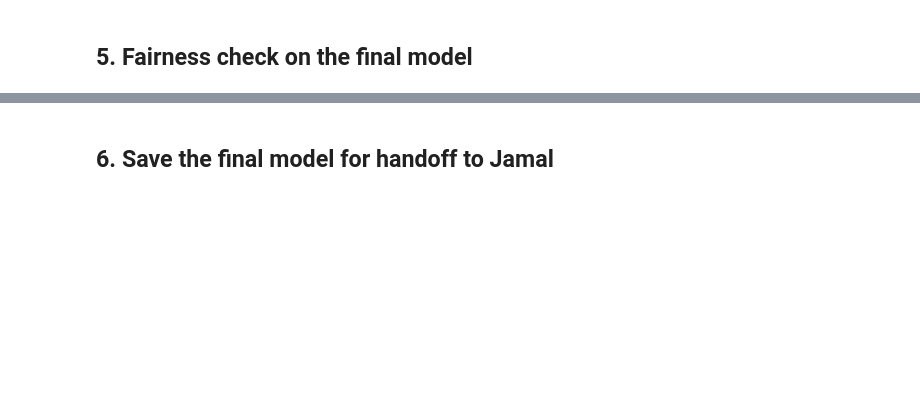
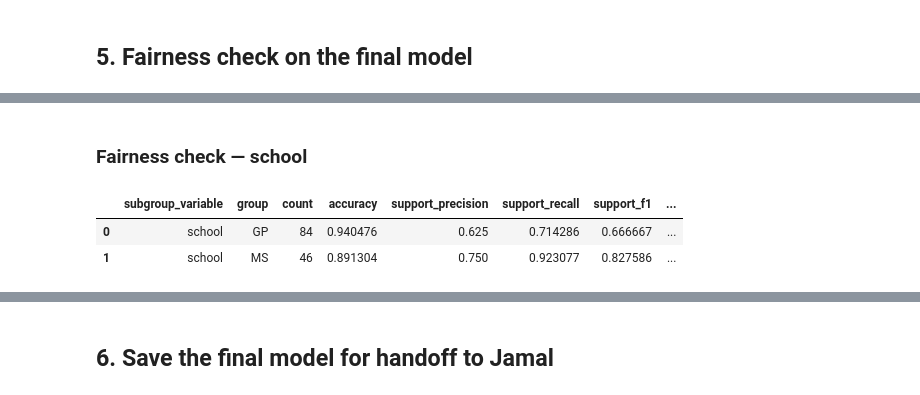
Before and after one commit to Babior/student-performance-decision-support, a Jupyter notebook: notebooks/04_final_evaluation.ipynb, the cells around one changed output, grey strips where cells are left out. Cells and saved outputs as stored; diff of their text form; code cells hidden in the pictures; blank space fills up the shorter version.

```diff
--- a/notebooks/04_final_evaluation.ipynb
+++ b/notebooks/04_final_evaluation.ipynb
@@ -115,0 +261,16 @@ performance.
+# %% [markdown]
+### Fairness check — school
+# %%
+school_results = evaluate_subgroups(
+    final_pipeline,
+    X_test_prog,
+    y_test_prog,
+    subgroup_column=df.loc[X_test_prog.index, "school"],
+    group_name="school",
+    threshold=chosen_threshold,
+)
+school_results
+# %% [output]
+|  | subgroup_variable | group | count | accuracy | support_precision | support_recall | support_f1 | ... |
+| 0 | school | GP | 84 | 0.940476 | 0.625 | 0.714286 | 0.666667 | ... |
+| 1 | school | MS | 46 | 0.891304 | 0.750 | 0.923077 | 0.827586 | ... |
```
Also changed, not shown: parts of 19 cells of this notebook, 6 other files.
